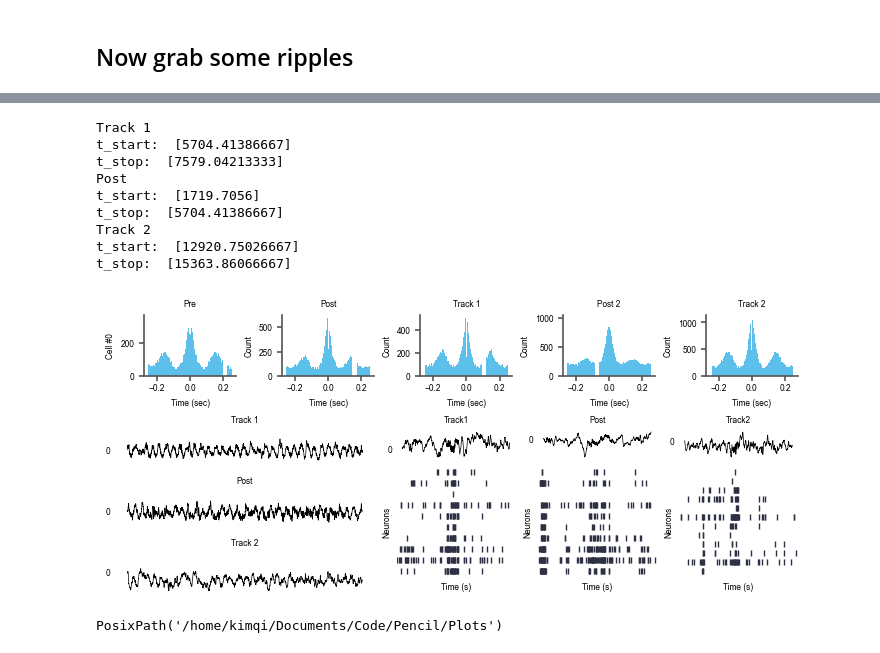
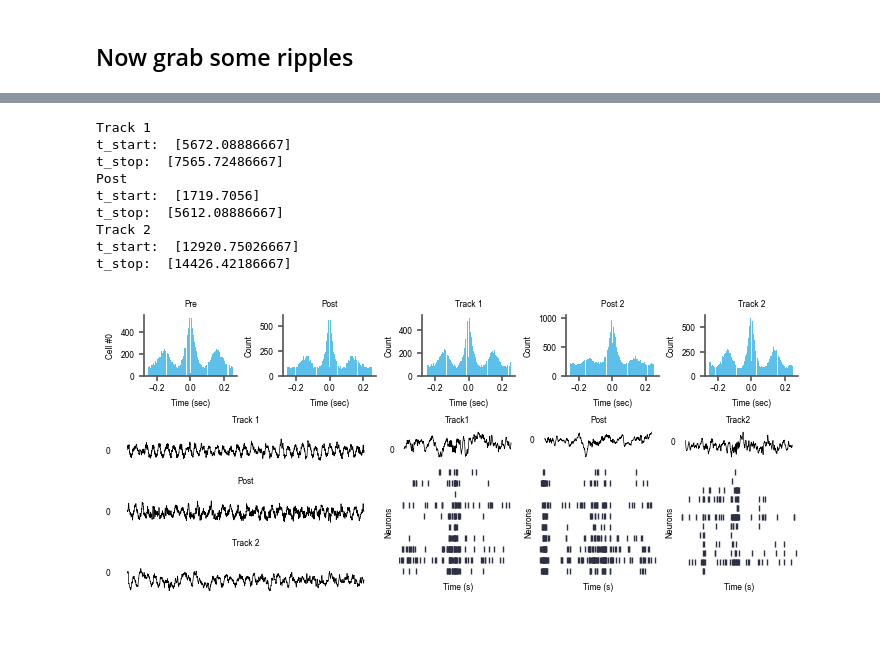
Before and after one commit to nkinsky/Eraser, a Jupyter notebook: Notebooks/FigureS5_Rat2_saline2.ipynb, the cells around one changed output, grey strips where cells are left out. Drawn from its saved outputs; the diff is of its cells as text; code cells hidden in the pictures.

```diff
--- a/Notebooks/FigureS5_Rat2_saline2.ipynb
+++ b/Notebooks/FigureS5_Rat2_saline2.ipynb
@@ -56,6 +57,6 @@ Working Directory set as: /media/kimqi/BK/Data/Anisomycin/Recording_Rats/Creampu
 # %%
-FigS7 = Fig(4, 5, num="Figure S7", size=(7, 3), fontsize=6)
-print(FigS7.fig.get_size_inches())
+FigS5 = Fig(4, 5, num="Figure S5", size=(7, 3), fontsize=6)
+print(FigS5.fig.get_size_inches())
 # %% [output]
 [7. 3.]
 <Figure size 700x300 with 0 Axes>
@@ -144,9 +145,11 @@ def get_epoch_signal(signal, epoch, epochs_df, channel_indx=None, SR=30000):
     print(epoch)
     ts = saline2_timestamps.squeeze()
     epoch_use = epochs[epochs['label'] == epoch]
-    start_sec = ts.searchsorted(epoch_use['start'].dt.tz_localize(ts.iloc[0].tz))/SR
+    # start_sec = ts.searchsorted(epoch_use['start'].dt.tz_localize(ts.iloc[0].tz))/SR
+    start_sec = ts.searchsorted(epoch_use['start'])/SR
     print('t_start: ', start_sec)
-    stop_sec = ts.searchsorted(epoch_use['stop'].dt.tz_localize(ts.iloc[0].tz))/SR
+    # stop_sec = ts.searchsorted(epoch_use['stop'].dt.tz_localize(ts.iloc[0].tz))/SR
+    stop_sec = ts.searchsorted(epoch_use['stop'])/SR
     print('t_stop: ', stop_sec)
     # start_sec = ts.searchsorted(epoch_use['start'])/SR
     # stop_sec = ts.searchsorted(epoch_use['stop'])/SR
@@ -207,5 +206,6 @@ FigS7.fig
 # %%
 from neuropy.core.session import ProcessData
 
-basepath = '/media/kimqi/BK/Data/Anisomycin/Recording_Rats/Creampuff/2024_07_18_Saline2'
+# basepath = '/media/kimqi/BK/Data/Anisomycin/Recording_Rats/Creampuff/2024_07_18_Saline2'
+basepath = working_dir / saline2_folder
 sess = ProcessData(basepath)
@@ -257,11 +259,12 @@ sess.recinfo.write_epochs(sess.pbe, ext='pbe')
 # %%
-from neuropy.core.session import ProcessData
-import os
+# from neuropy.core.session import ProcessData
+# import os
 
-def sess_use(basepath=os.getcwd()):
-    return ProcessData(basepath)
+# def sess_use(basepath=os.getcwd()):
+#     return ProcessData(basepath)
 
-sess = sess_use('/media/kimqi/BK/Data/Anisomycin/Recording_Rats/Creampuff/2024_07_18_Saline2')
-print(sess.recinfo)
+# # sess = sess_use('/media/kimqi/BK/Data/Anisomycin/Recording_Rats/Creampuff/2024_07_18_Saline2')
+# sess = sess_use(basepath)
+# print(sess.recinfo)
 
-signal = sess.eegfile.get_signal()
+# signal = sess.eegfile.get_signal()
@@ -327,44 +326,44 @@ swr_track = get_epoch_signal(saline2_signal, 'Track 1', saline2_epochs, channel_
 swr_post = get_epoch_signal(saline2_signal, 'Post', saline2_epochs, channel_indx=[16])
 swr_track2 = get_epoch_signal(saline2_signal, 'Track 2', saline2_epochs, channel_indx=[16])
 
-ax_swr = FigS7.subplot2grid(FigS7.gs[1:, 2:], height_ratios=[1, 4], grid=(2, 3), return_axes=True)
+ax_swr = FigS5.subplot2grid(FigS5.gs[1:, 2:], height_ratios=[1, 4], grid=(2, 3), return_axes=True)
 
 # Plot Track 1 LFP and Spikes
 plot_signal_traces(swr_track.time_slice(t_start=6028.26, t_stop=6029.26), ax=ax_swr[0,0], lw=0.5)
 spikes.plot_raster(sess.neurons.time_slice(t_start=6028.26, t_stop=6029.26), ax=ax_swr[1,0], markersize=4)
 sns.despine(ax=ax_swr[1,0], bottom=True, left=True)
 ax_swr[1,0].set_xticks([])
 ax_swr[1,0].set_yticks([])
 ax_swr[0,0].set_title('Track1')
 
 # Plot Post LFP and Spikes
 plot_signal_traces(swr_post.time_slice(t_start=2126.12, t_stop=2127.12), ax=ax_swr[0,1], lw=0.5)
 spikes.plot_raster(sess.neurons.time_slice(t_start=2126.12, t_stop=2127.12), ax=ax_swr[1,1], markersize=4)
 sns.despine(ax=ax_swr[1,1], bottom=True, left=True)
 ax_swr[1,1].set_xticks([])
 ax_swr[1,1].set_yticks([])
 ax_swr[0,1].set_title('Post')
 
 # Plot Track 2 LFP and Spikes
 # Plot Post LFP and Spikes
 plot_signal_traces(swr_track2.time_slice(t_start=12973.98, t_stop=12974.98), ax=ax_swr[0,2], lw=0.5)
 spikes.plot_raster(sess.neurons.time_slice(t_start=12973.98, t_stop=12974.98), ax=ax_swr[1,2], markersize=4)
 sns.despine(ax=ax_swr[1,2], bottom=True, left=True)
 ax_swr[1,2].set_xticks([])
 ax_swr[1,2].set_yticks([])
 ax_swr[0,2].set_title('Track2')
 
 
-FigS7.fig
+FigS5.fig
 # %% [output]
 Track 1
-t_start:  [5704.41386667]
-t_stop:  [7579.04213333]
+t_start:  [5672.08886667]
+t_stop:  [7565.72486667]
 Post
 t_start:  [1719.7056]
-t_stop:  [5704.41386667]
+t_stop:  [5612.08886667]
 Track 2
 t_start:  [12920.75026667]
-t_stop:  [15363.86066667]
+t_stop:  [14426.42186667]
-[figure, old version]
+[figure, new version]
 # %%
@@ -372,4 +370,0 @@ FigS7.savefig(fig_save_dir / 'Figure S7.pdf')
-# %%
-fig_save_dir
-# %% [output]
-PosixPath('/home/kimqi/Documents/Code/Pencil/Plots')
```
Also changed, not shown: parts of 19 cells of this notebook.
